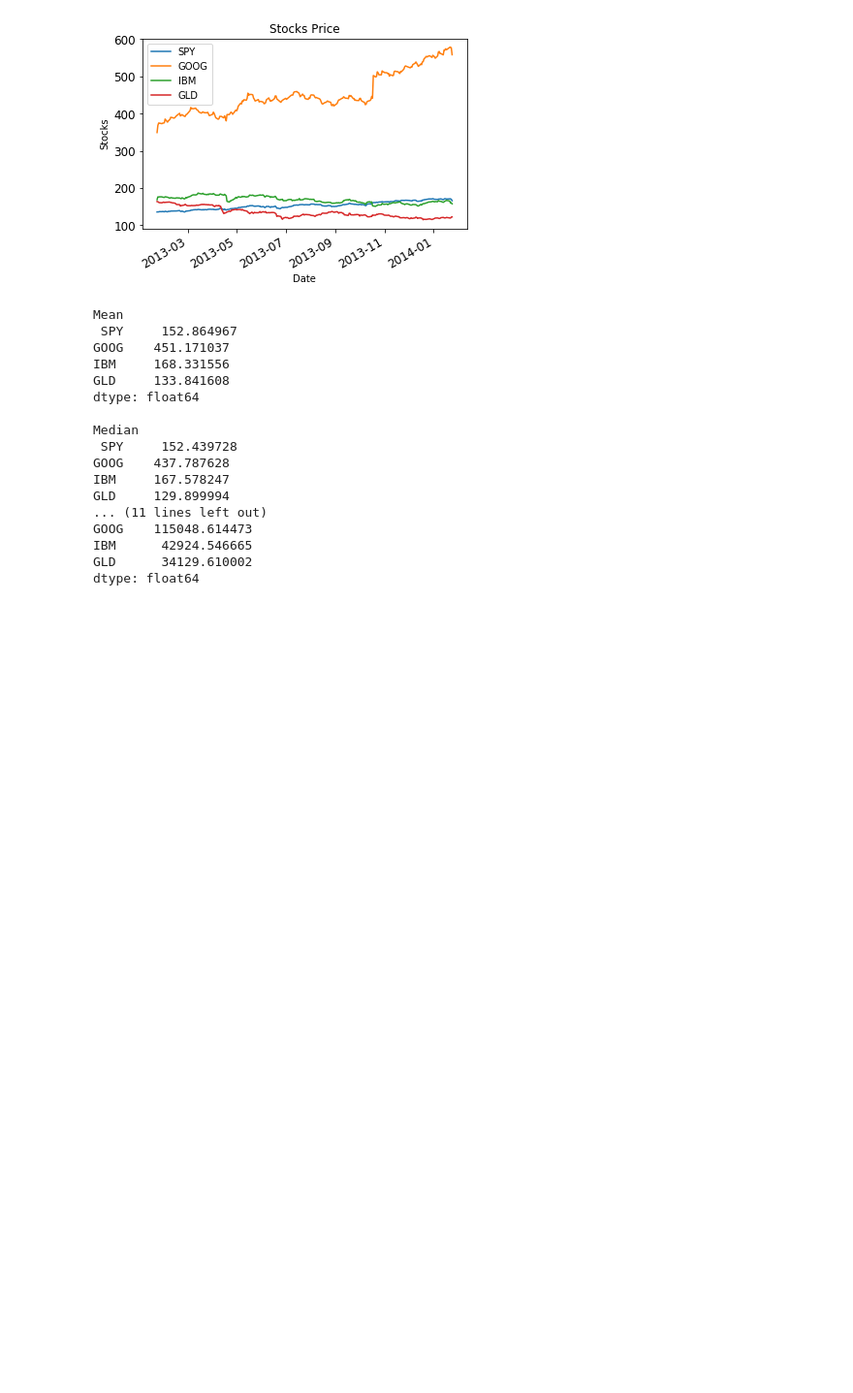
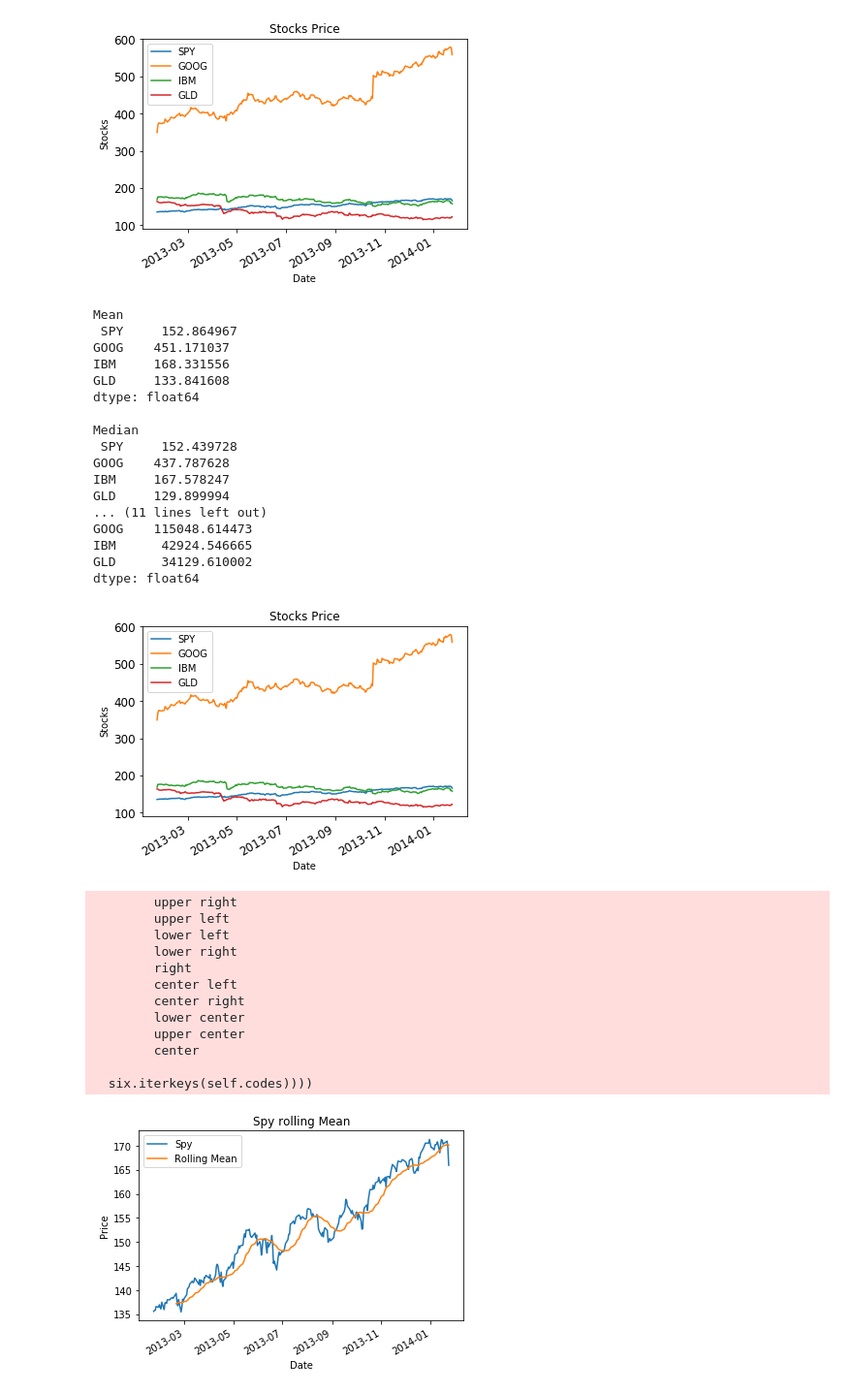
Before and after one commit to Net2pal/Machine-Learning-for-trading, a Jupyter notebook: Untitled.ipynb, the cells around one changed output. Shown at 97% size. Saved outputs shown, nothing was run; the diff lists cells and outputs as text; code cells hidden in the pictures; blank space fills up the shorter version.

Commit message:
Statistics

```diff
--- a/Untitled.ipynb
+++ b/Untitled.ipynb
@@ -714,3 +714,79 @@ GOOG    115048.614473
 IBM      42924.546665
 GLD      34129.610002
 dtype: float64
+# %%
+"""Utility functions"""
+
+import os
+import pandas as pd
+
+def symbol_to_path(symbol, base_dir="data"):
+    """Return CSV file path given ticker symbol."""
+    return os.path.join(base_dir, "{}.csv".format(str(symbol)))
+
+
+def get_data(symbols, dates):
+    """Read stock data (adjusted close) for given symbols from CSV files."""
+    df = pd.DataFrame(index=dates)
+    if 'SPY' not in symbols:  # add SPY for reference, if absent
+        symbols.insert(0, 'SPY')
+
+    for symbol in symbols:
+        df_temp=pd.read_csv(symbol_to_path(symbol),index_col='Date',parse_dates=True,usecols=['Date','Adj Close'],na_values=['nan'])
+        df_temp=df_temp.rename(columns={'Adj Close':symbol})
+        df=df.join(df_temp)
+        if symbol == 'SPY':
+            df=df.dropna(subset=['SPY'])
+        # TODO: Read and join data for each symbol
+
+    return df
+
+
+
+def plot_df(df,title="Stocks Price"):
+    ax=df.plot(title=title,fontsize=12)
+    ax.set_xlabel('Date')
+    ax.set_ylabel('Stocks')
+    plt.show()
+
+def test_run():
+    # Define a date range
+    dates = pd.date_range('2013-01-22', '2014-01-26')
+
+    # Choose stock symbols to read
+    symbols = ['GOOG', 'IBM', 'GLD']
+
+    # Get stock data
+    df = get_data(symbols, dates)
+
+    plot_df(df)
+
+    #Rolling Statistics
+    ax=df["SPY"].plot(title="Spy rolling Mean",label="Spy")
+    rm_spy=pd.rolling_mean(df["SPY"],window=20)
+
+    rm_spy.plot(label="Rolling Mean",ax=ax)
+
+    ax.set_xlabel("Date")
+    ax.set_ylabel("Price")
+    ax.legend(loc="Upper Left")
+    plt.show()
+
+
+if __name__ == "__main__":
+    test_run()
+# %% [output]
+[figure, added]
+        upper right
+        upper left
+        lower left
+        lower right
+        right
+        center left
+        center right
+        lower center
+        upper center
+        center
+
+  six.iterkeys(self.codes))))
+[figure, added]
```
Also changed, not shown: parts of 1 cell of this notebook.
